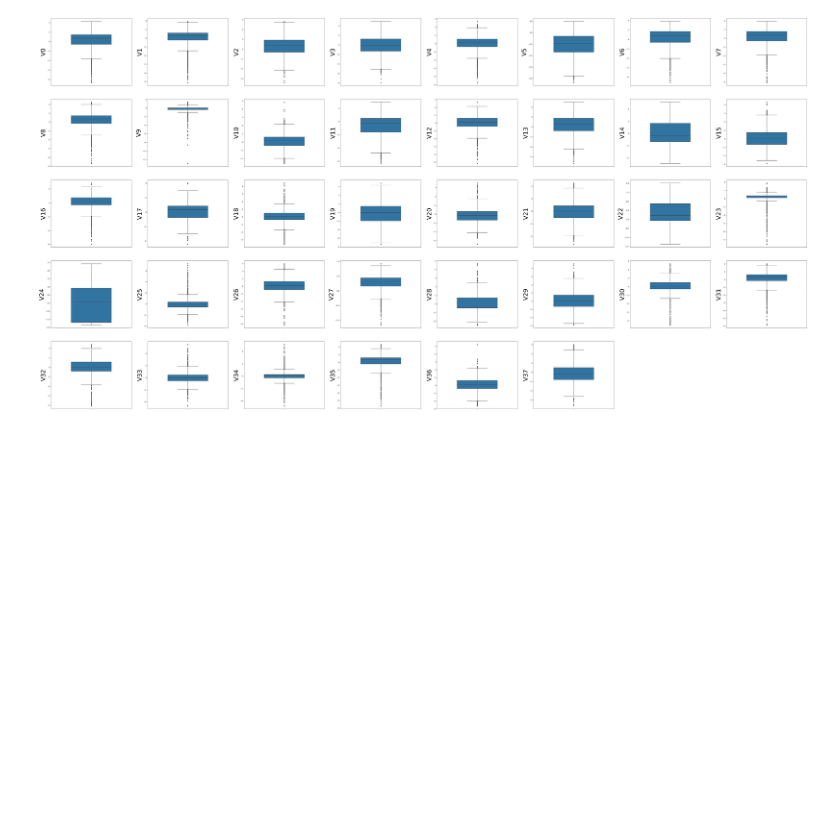
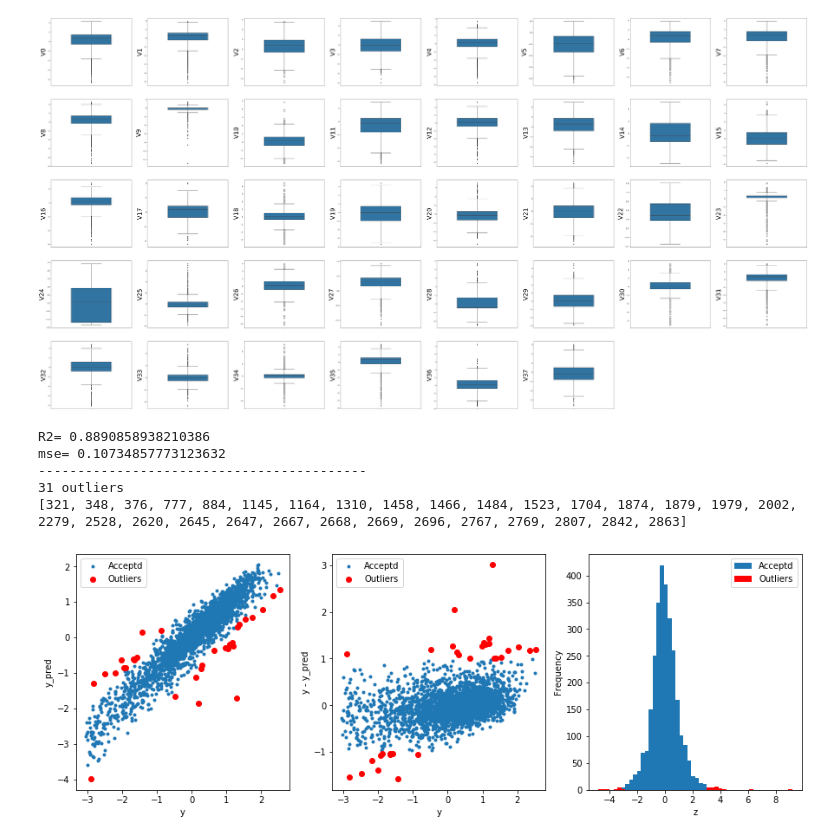
Before and after one commit to SCUISQianFeng/tianchi-ml-base, a Jupyter notebook: TianChi/baseLine/zhengqi/explore.ipynb, the cells around one changed output. Drawn from its saved outputs; the diff is of its cells as text; code cells hidden in the pictures; blank space fills up the shorter version.

Commit message:
data explore

```diff
--- a/TianChi/baseLine/zhengqi/explore.ipynb
+++ b/TianChi/baseLine/zhengqi/explore.ipynb
@@ -169,0 +220,13 @@ plt.show()
+# %%
+from sklearn.linear_model import Ridge
+
+x_train = data_train.iloc[:, 0: -1]
+y_train = data_train.iloc[:, -1]
+outliers = find_outlier(Ridge(), x_train, y_train)
+# %% [output]
+R2= 0.8890858938210386
+mse= 0.10734857773123632
+------------------------------------------
+31 outliers
+[321, 348, 376, 777, 884, 1145, 1164, 1310, 1458, 1466, 1484, 1523, 1704, 1874, 1879, 1979, 2002, 2279, 2528, 2620, 2645, 2647, 2667, 2668, 2669, 2696, 2767, 2769, 2807, 2842, 2863]
+[figure, added]
```
Also changed, not shown: parts of 3 cells of this notebook.
